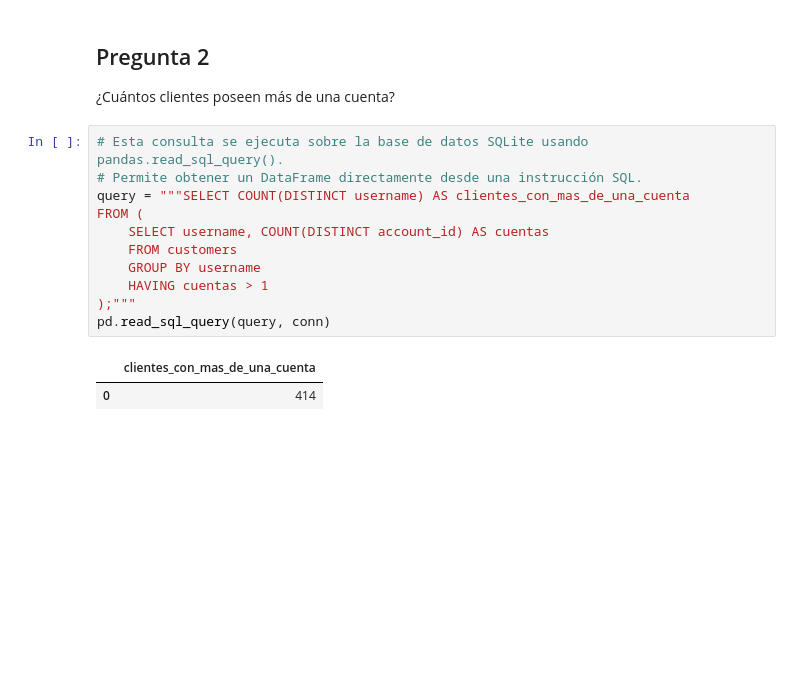
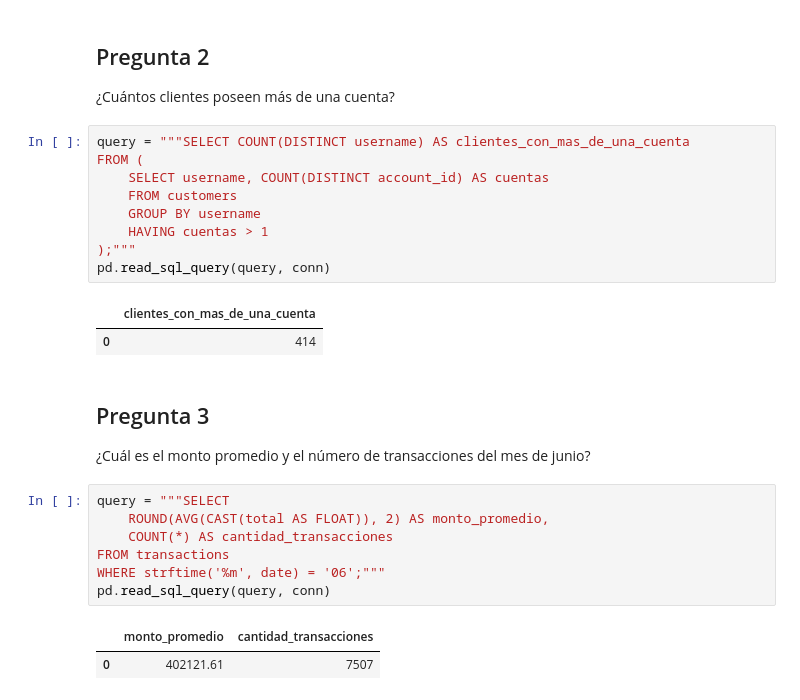
Before and after one commit to braillard/BSALE, a Jupyter notebook: BSALE_Desarrollo.ipynb, the cells around one changed output. Drawn from its saved outputs; the diff is of its cells as text; blank space fills up the shorter version.

```diff
--- a/BSALE_Desarrollo.ipynb
+++ b/BSALE_Desarrollo.ipynb
@@ -66,8 +66,6 @@ dtype: float64
 ## Pregunta 2
 ¿Cuántos clientes poseen más de una cuenta?
 # %%
-# Esta consulta se ejecuta sobre la base de datos SQLite usando pandas.read_sql_query().
-# Permite obtener un DataFrame directamente desde una instrucción SQL.
 query = """SELECT COUNT(DISTINCT username) AS clientes_con_mas_de_una_cuenta
 FROM (
     SELECT username, COUNT(DISTINCT account_id) AS cuentas
@@ -79,3 +77,16 @@ pd.read_sql_query(query, conn)
 # %% [output]
 |  | clientes_con_mas_de_una_cuenta |
 | 0 | 414 |
+# %% [markdown]
+## Pregunta 3
+¿Cuál es el monto promedio y el número de transacciones del mes de junio?
+# %%
+query = """SELECT
+    ROUND(AVG(CAST(total AS FLOAT)), 2) AS monto_promedio,
+    COUNT(*) AS cantidad_transacciones
+FROM transactions
+WHERE strftime('%m', date) = '06';"""
+pd.read_sql_query(query, conn)
+# %% [output]
+|  | monto_promedio | cantidad_transacciones |
+| 0 | 402121.61 | 7507 |
```
Also changed, not shown: parts of 15 cells of this notebook.
